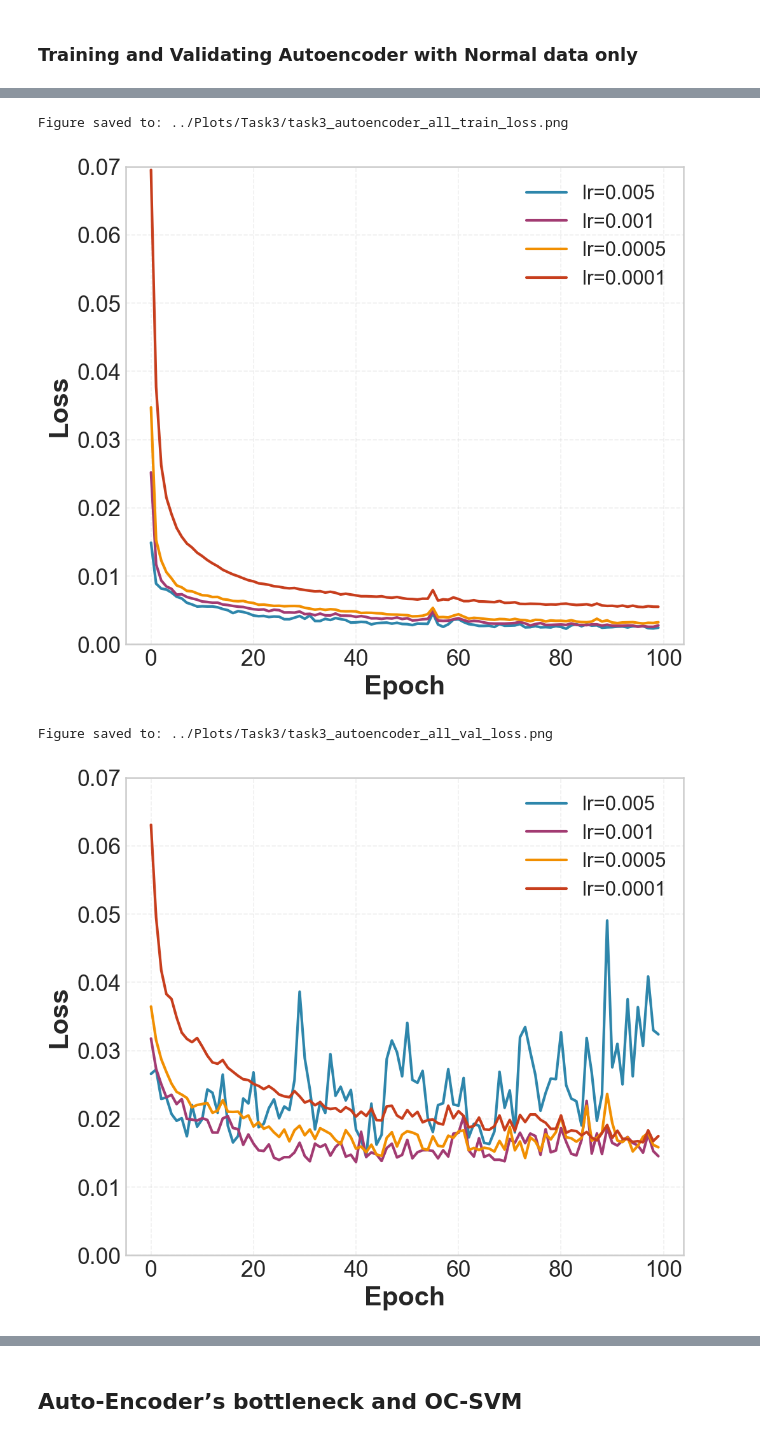
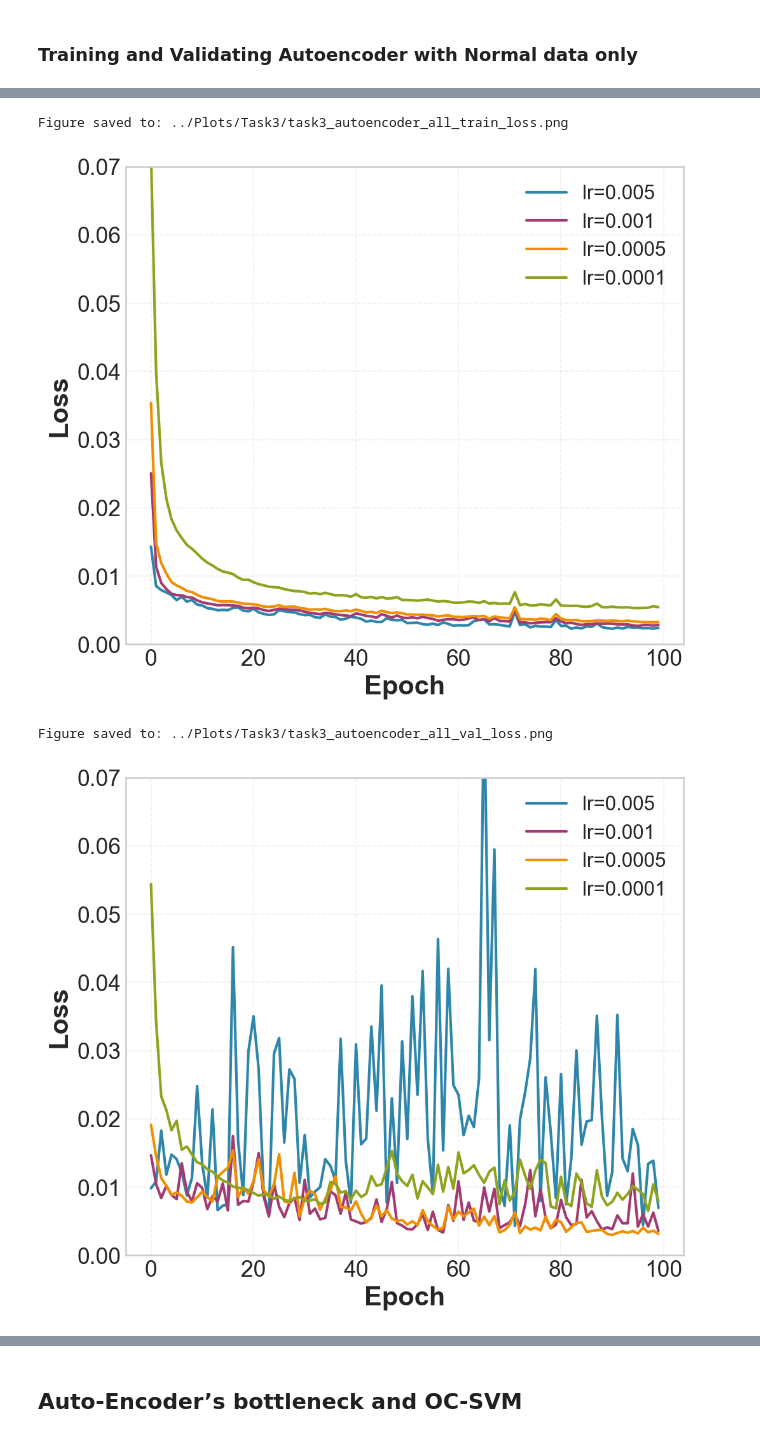
Before and after one commit to RenatoMignone/unsupervised-network-intrusion-detection, a Jupyter notebook: lab/notebooks/Task3.ipynb, the cells around one changed output, grey strips where cells are left out. Cells and saved outputs as stored; diff of their text form; code cells hidden in the pictures.

```diff
--- a/lab/notebooks/Task3.ipynb
+++ b/lab/notebooks/Task3.ipynb
@@ -119,18 +120,6 @@ device = torch.device("cuda" if torch.cuda.is_available() else "cpu")
 print(f"The device is set to: {device}")
 # %% [output]
 The device is set to: cpu
-# %%
-# Seed al the libraries to ensure reproducibility
-def set_seed(seed):
-    random.seed(seed)
-    np.random.seed(seed)
-    torch.manual_seed(seed)
-    if torch.cuda.is_available():
-        torch.cuda.manual_seed(seed)
-        torch.cuda.manual_seed_all(seed)  # for multi-GPU setups
-
-# Example: setting a seed for reproducibility
-set_seed(42)
 # %%
 def print_combined_classification_reports(y_true_train, y_pred_train,
                                          y_true_val, y_pred_val,
@@ -210,17 +198,15 @@ df_val = pd.read_csv('../data/preprocessed/val_preprocessed.csv')
 df_test = pd.read_csv('../data/preprocessed/test_preprocessed.csv')
 # %%
 df_train_normal_only = df_train[df_train["binary_label"]==0].copy()
-X_train_normal_only = df_train_normal_only.drop(columns=['label', 'binary_label'])
-y_train_normal_only = list(df_train_normal_only['binary_label'])
+X_full_train_normal_only = df_train_normal_only.drop(columns=['label', 'binary_label'])
+y_full_train_normal_only = list(df_train_normal_only['binary_label'])
+
+X_train_normal_only, X_val, y_train_normal_only, y_val = train_test_split(X_full_train_normal_only, y_full_train_normal_only, test_size=0.2, random_state=42)
 
 X_train = df_train.drop(columns=['label', 'binary_label'])
 y_original_train = list(df_train['label'])
 y_train = list(df_train['binary_label'])
 
-X_val = df_val.drop(columns=['label', 'binary_label'])
-y_original_val = list(df_val['label'])
-y_val = list(df_val['binary_label'])
-
 X_test = df_test.drop(columns=['label', 'binary_label'])
 y_original_test = list(df_test['label'])
 y_test = list(df_test['binary_label'])
@@ -395,6 +373,9 @@ model = model.to(device)
 optimizer = optim.Adam(model.parameters(), lr=1e-3)
 # %%
 # Grid search over learning rates for the autoencoder
+from numpy import argmin
+
+
 learning_rates = [5e-3, 1e-3, 5e-4, 1e-4]
 n_epochs = 100
 results = {}
@@ -407,7 +388,7 @@ loss_curves = {}  # {lr: {'train': [...], 'val': [...]}}
 
 for lr in learning_rates:
     print(f"\n=== Training with learning rate: {lr} ===")
-    set_seed(11)
+    set_seed(33)
     # Re-initialize model and optimizer for each run
     model = ImprovedAutoencoder(input_dim=X_train_normal_only.shape[1], bottleneck_dim=16).to(device)
     optimizer = optim.Adam(model.parameters(), lr=lr)
@@ -443,11 +424,13 @@ for lr in learning_rates:
 
     # Store the best validation loss for this learning rate
     min_val = min(val_losses)
+    min_val_epoch = argmin(val_losses)
     results[lr] = min_val
     if min_val < best_val_loss:
         best_val_loss = min_val
         best_model_state = model.state_dict()
         best_lr = lr
+        best_epoch= min_val_epoch
 
     # Store loss curves for later plotting
     loss_curves[lr] = {'train': train_losses, 'val': val_losses}
@@ -470,7 +453,7 @@ for lr in learning_rates:
 print("\nGrid search results (best val loss):")
 for lr, best_val in results.items():
     print(f"Learning rate {lr}: best val loss = {best_val:.4f}")
-print(f"\nBest learning rate: {best_lr} (val loss = {best_val_loss:.4f})")
+print(f"\nBest learning rate: {best_lr} (val loss = {best_val_loss:.4f}, epoch={min_val_epoch})")
 
 # Load the best model for further use
 def load_best_autoencoder():
@@ -580,7 +563,7 @@ LEGEND_FONTSIZE = 15
 LINE_WIDTH = 3.2
 plt.figure(figsize=(7, 6))
 
-colors = ['#2E86AB', '#A23B72', '#F18F01', '#C73E1D']
+colors = ['#2E86AB', '#A23B72', '#F18F01', '#8FA31E']
 labels = [f'lr={lr}' for lr in learning_rates]
 
 for idx, lr in enumerate(learning_rates):
@@ -600,35 +583,35 @@ plt.show()
 plt.close()
 # %% [output]
 Figure saved to: ../Plots/Task3/task3_autoencoder_all_train_loss.png
-[figure, old version]
+[figure, new version]
 # %%
 # Plot all training and validation loss curves for all learning rates in a single figure (no retraining, just using stored loss_curves)
 LABEL_FONTSIZE = 20
 TICK_FONTSIZE = 17
 LEGEND_FONTSIZE = 15
 LINE_WIDTH = 3.2
 plt.figure(figsize=(7, 6))
 
-colors = ['#2E86AB', '#A23B72', '#F18F01', '#C73E1D']
+colors = ['#2E86AB', '#A23B72', '#F18F01', '#8FA31E']
 labels = [f'lr={lr}' for lr in learning_rates]
 
 for idx, lr in enumerate(learning_rates):
     val_losses = loss_curves[lr]['val']
     plt.plot(val_losses, label=labels[idx], color=colors[idx], linewidth=2)
 
 plt.xlabel('Epoch', fontsize=LABEL_FONTSIZE)
 plt.ylabel('Loss', fontsize=LABEL_FONTSIZE)
 plt.tick_params(labelsize=TICK_FONTSIZE)
 plt.ylim(0, 0.07)
 plt.grid(True, alpha=0.3, linestyle='--')
 plt.legend(fontsize=LEGEND_FONTSIZE)
 
 plt.tight_layout()
 save_figure_for_report('task3_autoencoder_all_val_loss.png')
 plt.show()
 plt.close()
 # %% [output]
 Figure saved to: ../Plots/Task3/task3_autoencoder_all_val_loss.png
-[figure, old version]
+[figure, new version]
 # %%
 # Re-train best model
```
Also changed, not shown: parts of 33 cells of this notebook, 26 other files.
